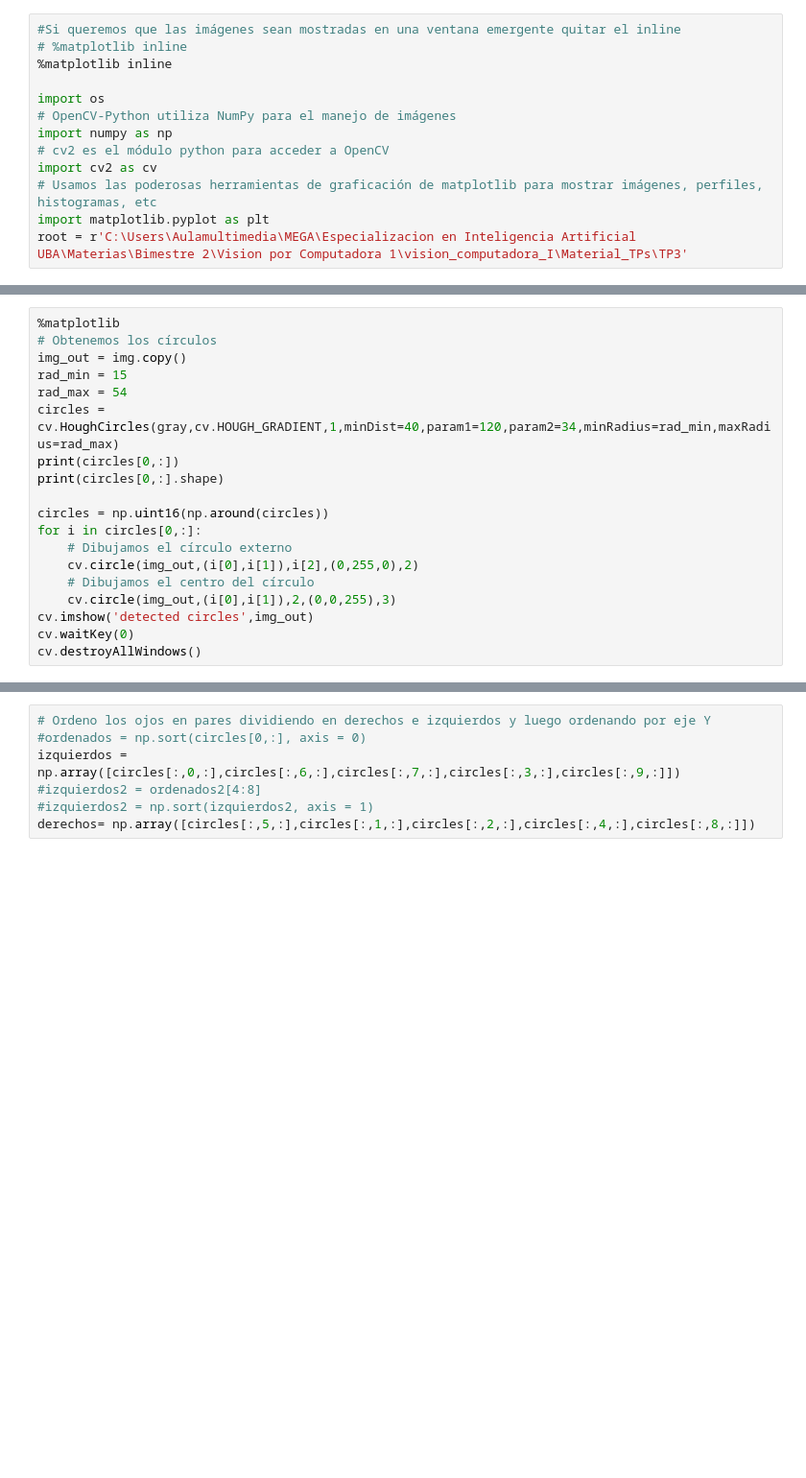
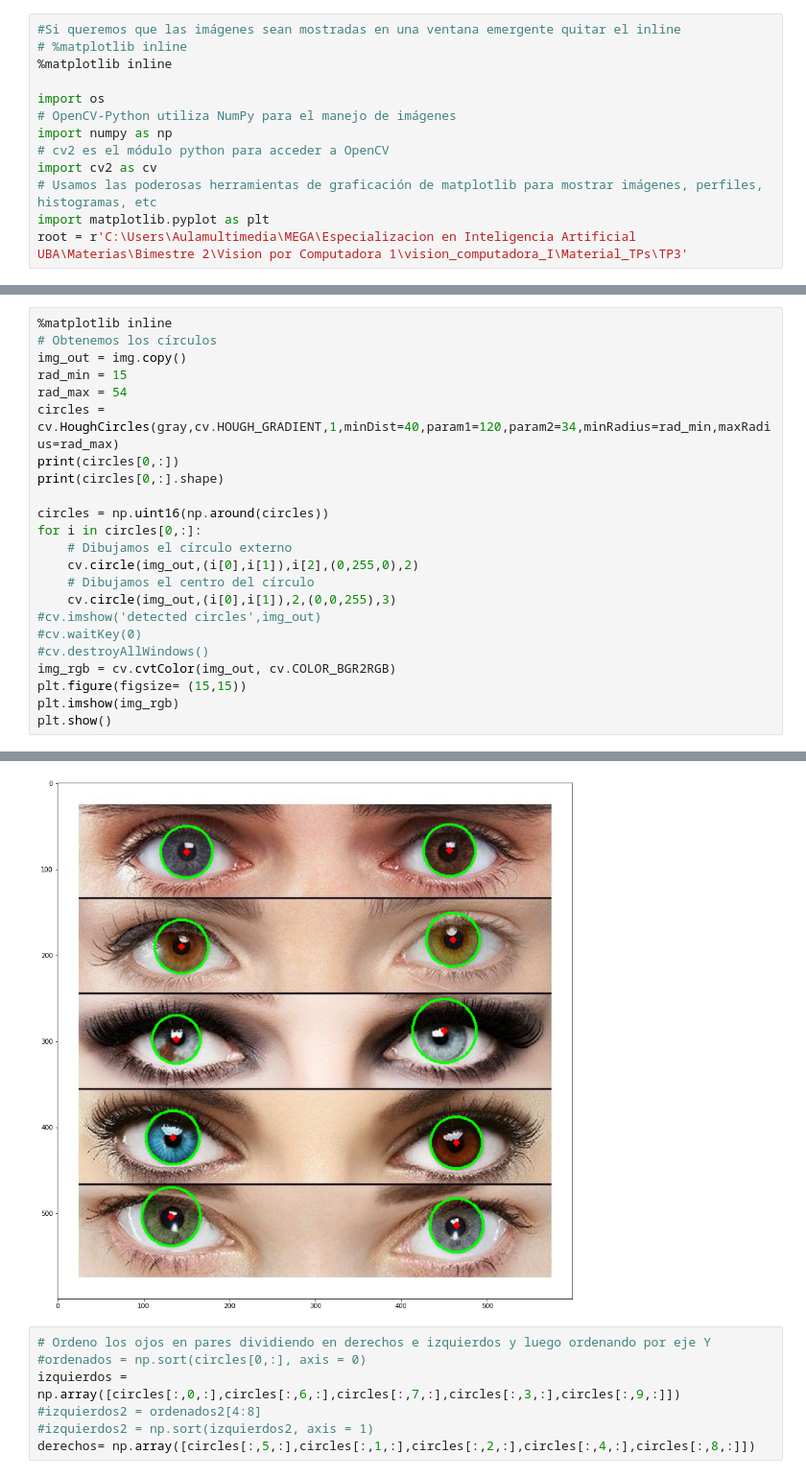
Before and after one commit to ezeguins/vpc1, a Jupyter notebook: TP3.ipynb, the cells around one changed output, grey strips where cells are left out. Shown at 96% size. Cells and saved outputs as stored; diff of their text form; blank space fills up the shorter version.

```diff
--- a/TP3.ipynb
+++ b/TP3.ipynb
@@ -31,5 +34,5 @@ Using matplotlib backend: <object object at 0x...>
 # %%
-%matplotlib
+%matplotlib inline
 # Obtenemos los círculos
 img_out = img.copy()
 rad_min = 15
@@ -44,7 +47,11 @@ for i in circles[0,:]:
     cv.circle(img_out,(i[0],i[1]),i[2],(0,255,0),2)
     # Dibujamos el centro del círculo
     cv.circle(img_out,(i[0],i[1]),2,(0,0,255),3)
-cv.imshow('detected circles',img_out)
-cv.waitKey(0)
-cv.destroyAllWindows()
+#cv.imshow('detected circles',img_out)
+#cv.waitKey(0)
+#cv.destroyAllWindows()
+img_rgb = cv.cvtColor(img_out, cv.COLOR_BGR2RGB)
+plt.figure(figsize= (15,15))
+plt.imshow(img_rgb)
+plt.show()
 # %% [output]
@@ -52,14 +58,15 @@ Using matplotlib backend: QtAgg
 [[144.5 189.5  31.1]
  [455.5  78.5  29.7]
  [464.5 418.5  30.2]
  [132.5 503.5  34.4]
  [464.5 514.5  31.3]
  [460.5 181.5  31.3]
  [149.5  79.5  29.6]
  [134.5 412.5  31. ]
  [450.5 287.5  36.9]
  [137.5 298.5  27.7]]
 (10, 3)
+[figure, added]
 # %%
 # Ordeno los ojos en pares dividiendo en derechos e izquierdos y luego ordenando por eje Y
 #ordenados = np.sort(circles[0,:], axis = 0)
```
Also changed, not shown: parts of 3 cells of this notebook.
